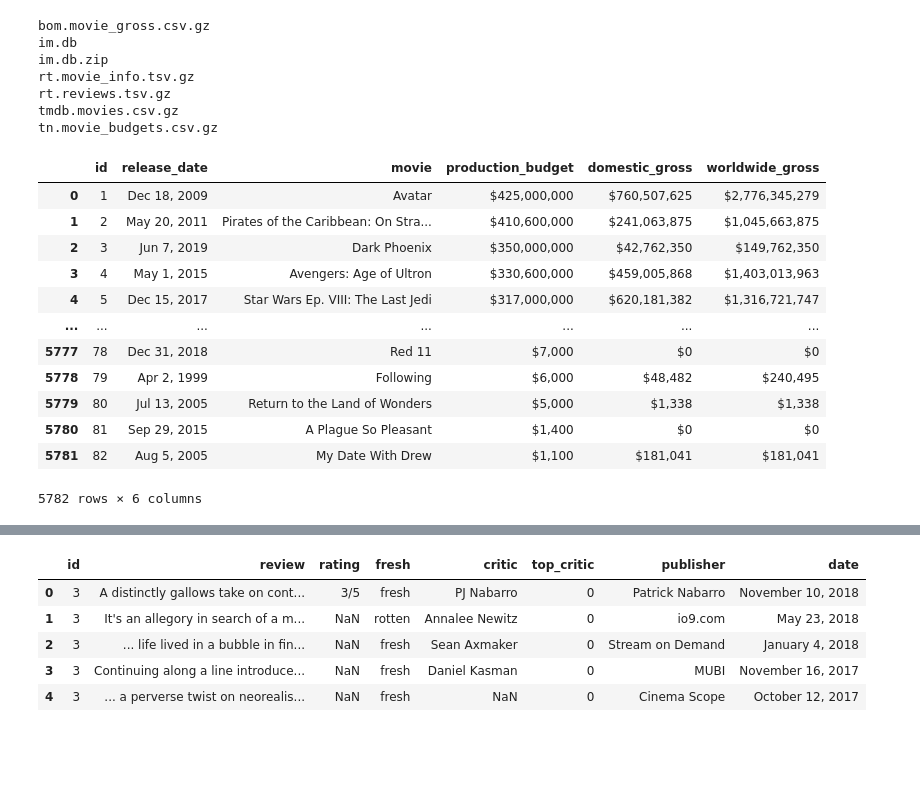
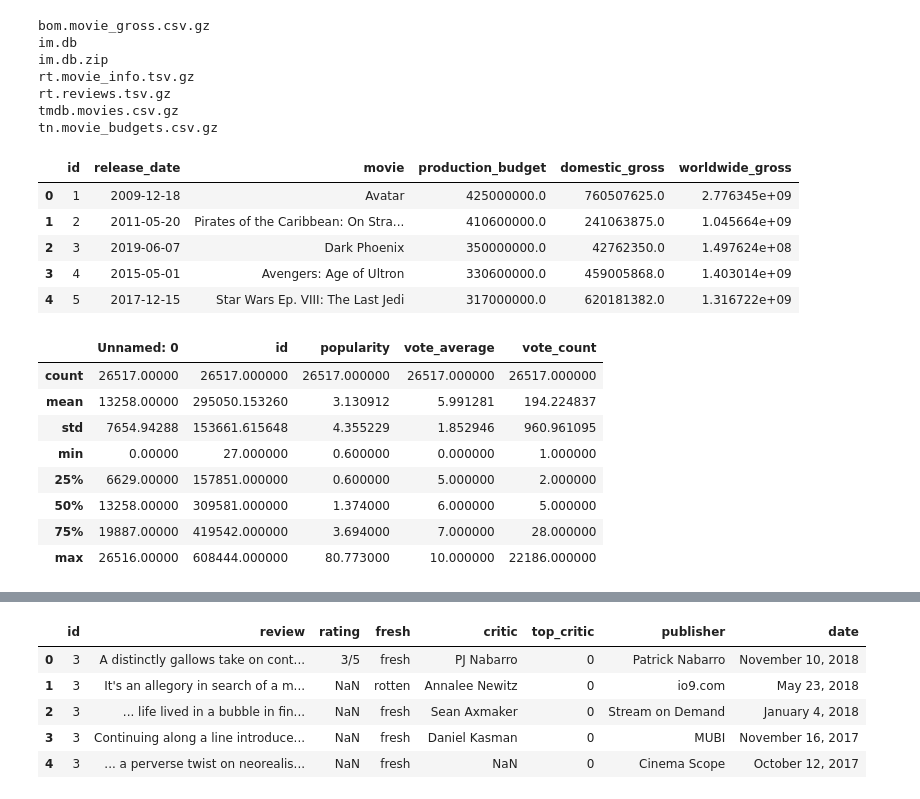
Before and after one commit to racday/ai-capstone, a Jupyter notebook: index.ipynb, the cells around one changed output, grey strips where cells are left out. Cells and saved outputs as stored; diff of their text form; code cells hidden in the pictures; blank space fills up the shorter version.

Commit message:
cleaned tmdb

```diff
--- a/index.ipynb
+++ b/index.ipynb
@@ -24,20 +25,32 @@ rt.movie_info.tsv.gz
 rt.reviews.tsv.gz
 tmdb.movies.csv.gz
 tn.movie_budgets.csv.gz
+# %%
+tn_movie_budgets = pd.read_csv('zippedData/tn.movie_budgets.csv.gz')
+tn_movie_budgets["production_budget"] = tn_movie_budgets["production_budget"].map(lambda x : float(x.replace("$","").replace(",","")))
+tn_movie_budgets["domestic_gross"] = tn_movie_budgets["domestic_gross"].map(lambda x : float(x.replace("$","").replace(",","")))
+tn_movie_budgets["worldwide_gross"] = tn_movie_budgets["worldwide_gross"].map(lambda x : float(x.replace("$","").replace(",","")))
+tn_movie_budgets["release_date"]=pd.to_datetime(tn_movie_budgets["release_date"])
+
+tn_movie_budgets.head()
+# %% [output]
+|  | id | release_date | movie | production_budget | domestic_gross | worldwide_gross |
+| 0 | 1 | 2009-12-18 | Avatar | 425000000.0 | 760507625.0 | 2.776345e+09 |
+| 1 | 2 | 2011-05-20 | Pirates of the Caribbean: On Stra... | 410600000.0 | 241063875.0 | 1.045664e+09 |
+| 2 | 3 | 2019-06-07 | Dark Phoenix | 350000000.0 | 42762350.0 | 1.497624e+08 |
+| 3 | 4 | 2015-05-01 | Avengers: Age of Ultron | 330600000.0 | 459005868.0 | 1.403014e+09 |
+| 4 | 5 | 2017-12-15 | Star Wars Ep. VIII: The Last Jedi | 317000000.0 | 620181382.0 | 1.316722e+09 |
 # %%
-tn_movie_budgets = pd.read_csv('zippedData/tn.movie_budgets.csv.gz')
-tn_movie_budgets
+
+tmdb_movies = pd.read_csv('zippedData/tmdb.movies.csv.gz')
+tmdb_movies.describe()
 # %% [output]
-|  | id | release_date | movie | production_budget | domestic_gross | worldwide_gross |
-| 0 | 1 | Dec 18, 2009 | Avatar | $425,000,000 | $760,507,625 | $2,776,345,279 |
-| 1 | 2 | May 20, 2011 | Pirates of the Caribbean: On Stra... | $410,600,000 | $241,063,875 | $1,045,663,875 |
-| 2 | 3 | Jun 7, 2019 | Dark Phoenix | $350,000,000 | $42,762,350 | $149,762,350 |
-| 3 | 4 | May 1, 2015 | Avengers: Age of Ultron | $330,600,000 | $459,005,868 | $1,403,013,963 |
-| 4 | 5 | Dec 15, 2017 | Star Wars Ep. VIII: The Last Jedi | $317,000,000 | $620,181,382 | $1,316,721,747 |
-| ... | ... | ... | ... | ... | ... | ... |
-| 5777 | 78 | Dec 31, 2018 | Red 11 | $7,000 | $0 | $0 |
-| 5778 | 79 | Apr 2, 1999 | Following | $6,000 | $48,482 | $240,495 |
-| 5779 | 80 | Jul 13, 2005 | Return to the Land of Wonders | $5,000 | $1,338 | $1,338 |
-| 5780 | 81 | Sep 29, 2015 | A Plague So Pleasant | $1,400 | $0 | $0 |
-| 5781 | 82 | Aug 5, 2005 | My Date With Drew | $1,100 | $181,041 | $181,041 |
+|  | Unnamed: 0 | id | popularity | vote_average | vote_count |
+| count | 26517.00000 | 26517.000000 | 26517.000000 | 26517.000000 | 26517.000000 |
+| mean | 13258.00000 | 295050.153260 | 3.130912 | 5.991281 | 194.224837 |
+| std | 7654.94288 | 153661.615648 | 4.355229 | 1.852946 | 960.961095 |
+| min | 0.00000 | 27.000000 | 0.600000 | 0.000000 | 1.000000 |
+| 25% | 6629.00000 | 157851.000000 | 0.600000 | 5.000000 | 2.000000 |
+| 50% | 13258.00000 | 309581.000000 | 1.374000 | 6.000000 | 5.000000 |
+| 75% | 19887.00000 | 419542.000000 | 3.694000 | 7.000000 | 28.000000 |
+| max | 26516.00000 | 608444.000000 | 80.773000 | 10.000000 | 22186.000000 |
-5782 rows × 6 columns
```
Also changed, not shown: parts of 3 cells of this notebook.
